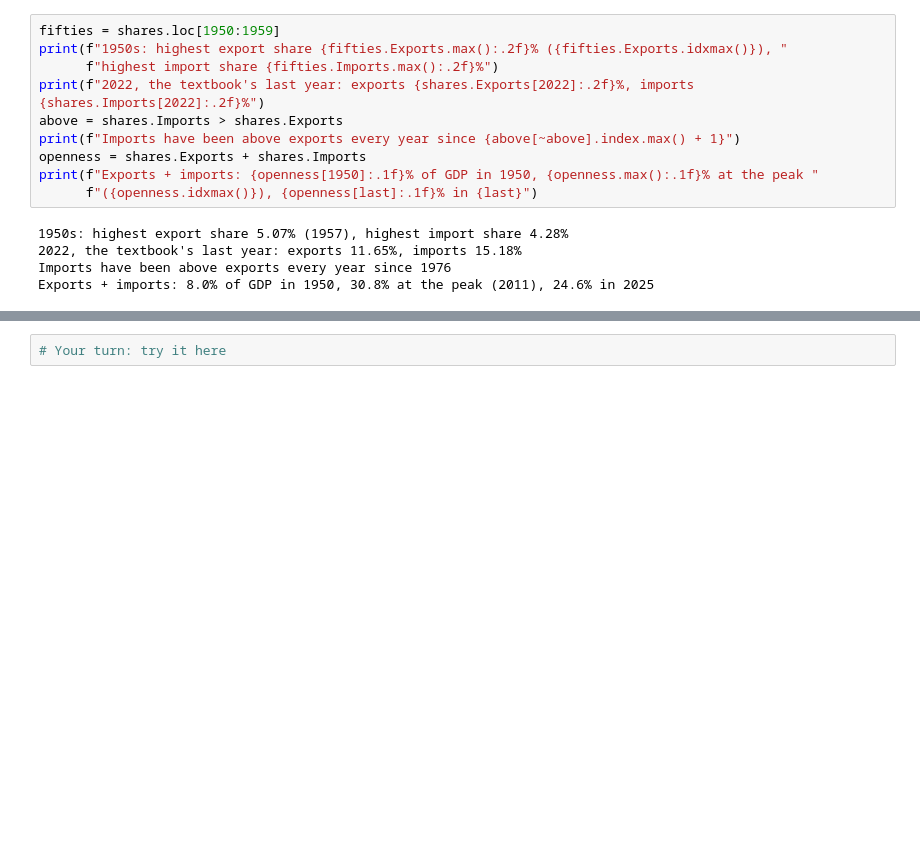
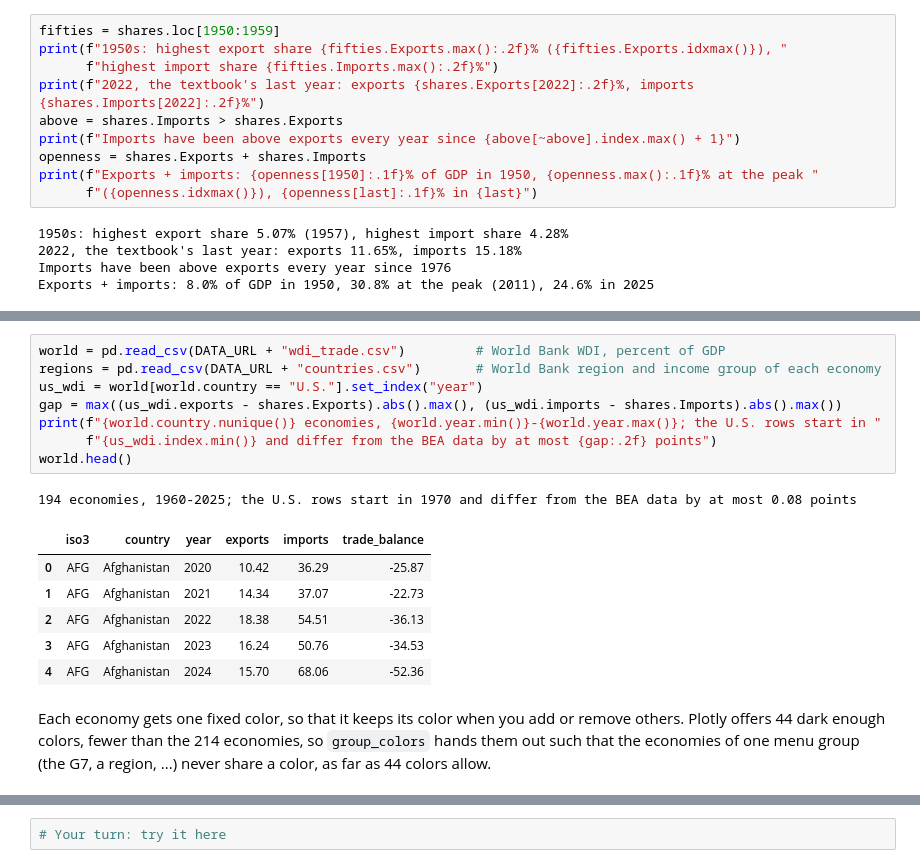
Before and after one commit to quarcs-lab/macro102-site, a Jupyter notebook: notebooks/ch19-international-trade.ipynb, the cells around one changed output, grey strips where cells are left out. Drawn from its saved outputs; the diff is of its cells as text; blank space fills up the shorter version.

```diff
--- a/notebooks/ch19-international-trade.ipynb
+++ b/notebooks/ch19-international-trade.ipynb
@@ -517,0 +587,20 @@ For the second question, filter the years after that one with `shares.loc[year:]
+# %%
+world = pd.read_csv(DATA_URL + "wdi_trade.csv")         # World Bank WDI, percent of GDP
+regions = pd.read_csv(DATA_URL + "countries.csv")       # World Bank region and income group of each economy
+us_wdi = world[world.country == "U.S."].set_index("year")
+gap = max((us_wdi.exports - shares.Exports).abs().max(), (us_wdi.imports - shares.Imports).abs().max())
+print(f"{world.country.nunique()} economies, {world.year.min()}-{world.year.max()}; the U.S. rows start in "
+      f"{us_wdi.index.min()} and differ from the BEA data by at most {gap:.2f} points")
+world.head()
+# %% [output]
+194 economies, 1960-2025; the U.S. rows start in 1970 and differ from the BEA data by at most 0.08 points
+|  | iso3 | country | year | exports | imports | trade_balance |
+| 0 | AFG | Afghanistan | 2020 | 10.42 | 36.29 | -25.87 |
+| 1 | AFG | Afghanistan | 2021 | 14.34 | 37.07 | -22.73 |
+| 2 | AFG | Afghanistan | 2022 | 18.38 | 54.51 | -36.13 |
+| 3 | AFG | Afghanistan | 2023 | 16.24 | 50.76 | -34.53 |
+| 4 | AFG | Afghanistan | 2024 | 15.70 | 68.06 | -52.36 |
+# %% [markdown]
+Each economy gets one fixed color, so that it keeps its color when you add or remove others. Plotly offers 44 dark
+enough colors, fewer than the 214 economies, so `group_colors` hands them out such that the economies of one menu
+group (the G7, a region, ...) never share a color, as far as 44 colors allow.
```
Also changed, not shown: parts of 74 cells of this notebook, 41 other files.
